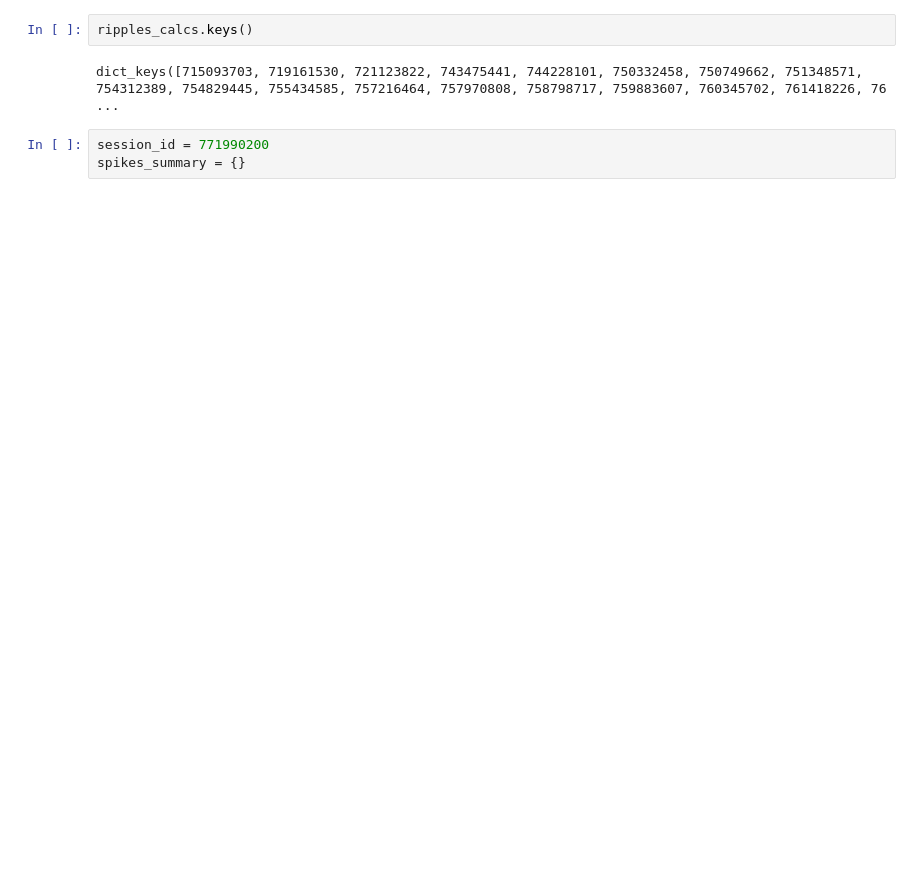
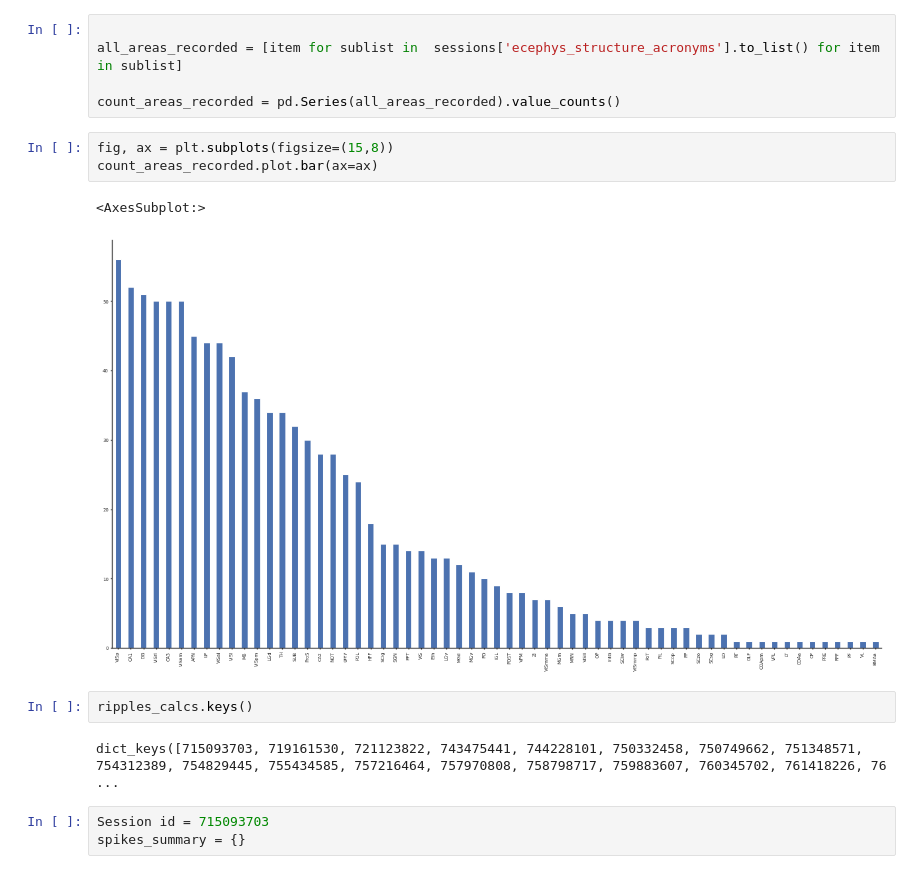
Before and after one commit to RobertoDF/De-Filippo-et-al-2022, a Jupyter notebook: Untitled.ipynb, the cells around one changed output. Saved outputs shown, nothing was run; the diff lists cells and outputs as text; blank space fills up the shorter version.

Commit message:
create figure 5

```diff
--- a/Untitled.ipynb
+++ b/Untitled.ipynb
@@ -61,9 +69,20 @@ def l_m_classifier(row):
     return v
+# %%
+
+all_areas_recorded = [item for sublist in  sessions['ecephys_structure_acronyms'].to_list() for item in sublist]
+
+count_areas_recorded = pd.Series(all_areas_recorded).value_counts()
+# %%
+fig, ax = plt.subplots(figsize=(15,8))
+count_areas_recorded.plot.bar(ax=ax)
+# %% [output]
+<AxesSubplot:>
+[figure, added]
 # %%
 ripples_calcs.keys()
 # %% [output]
 dict_keys([715093703, 719161530, 721123822, 743475441, 744228101, 750332458, 750749662, 751348571, 754312389, 754829445, 755434585, 757216464, 757970808, 758798717, 759883607, 760345702, 761418226, 76 ...
 # %%
-session_id = 771990200
+Session id = 715093703
 spikes_summary = {}
 # %%
```
Also changed, not shown: parts of 59 cells of this notebook, 29 other files.
